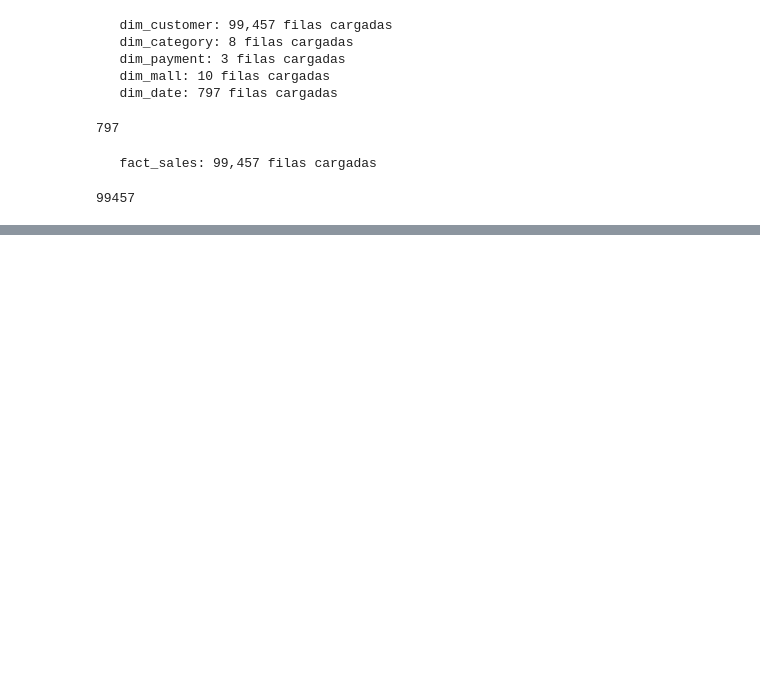
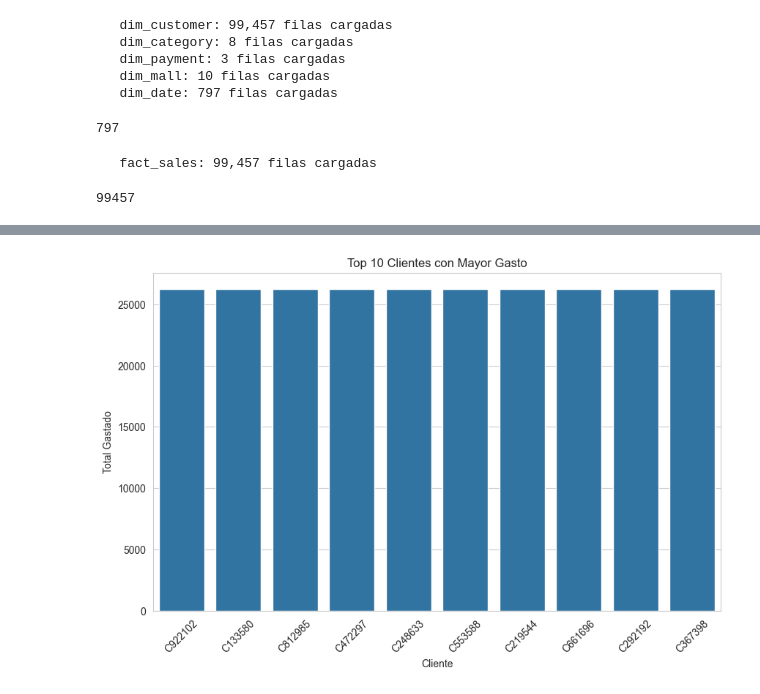
Before and after one commit to JuanValle5/ProyectoCienciaDeDatos1, a Jupyter notebook: customer_shopping_data.csv/Proyecto.ipynb, the cells around one changed output, grey strips where cells are left out. Drawn from its saved outputs; the diff is of its cells as text; code cells hidden in the pictures; blank space fills up the shorter version.

```diff
--- a/customer_shopping_data.csv/Proyecto.ipynb
+++ b/customer_shopping_data.csv/Proyecto.ipynb
@@ -282,0 +404,16 @@ cargar_tabla(fact_sales, "fact_sales", engine)
+# %%
+query = """
+SELECT
+    c.customer_id,
+    SUM(f.total_amount) AS total_spent
+FROM fact_sales f
+JOIN dim_customer c
+ON f.customer_key = c.customer_key
+GROUP BY c.customer_id
+ORDER BY total_spent DESC
+LIMIT 10
+"""
+
+top_customers = pd.read_sql(query, engine)
+
+print(top_customers)
@@ -282,0 +432,18 @@ cargar_tabla(fact_sales, "fact_sales", engine)
+# %%
+plt.figure()
+
+sns.barplot(
+    data=top_customers,
+    x="customer_id",
+    y="total_spent"
+)
+
+plt.title("Top 10 Clientes con Mayor Gasto")
+plt.xlabel("Cliente")
+plt.ylabel("Total Gastado")
+
+plt.xticks(rotation=45)
+
+plt.show()
+# %% [output]
+[figure, added]
```
Also changed, not shown: parts of 17 cells of this notebook.
